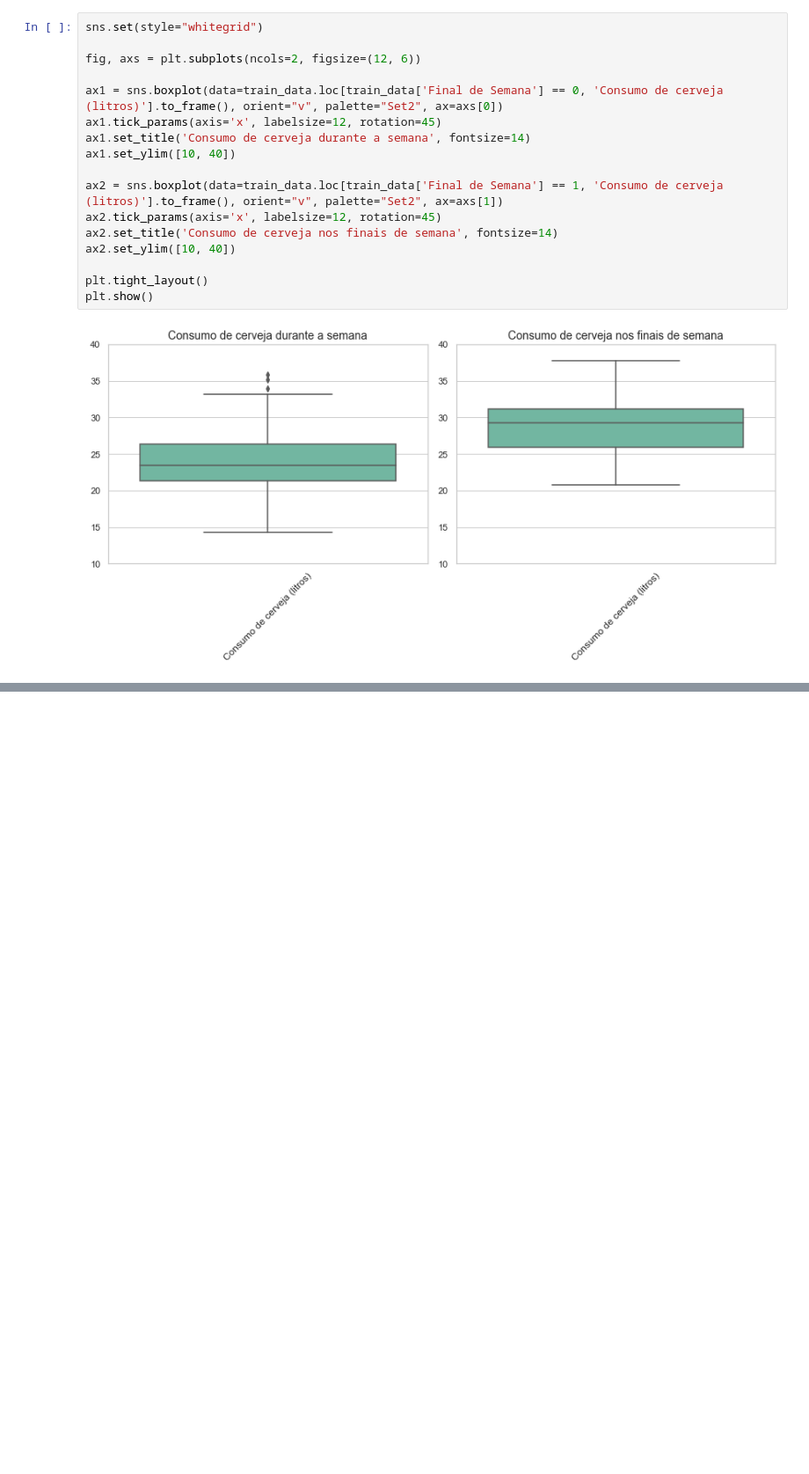
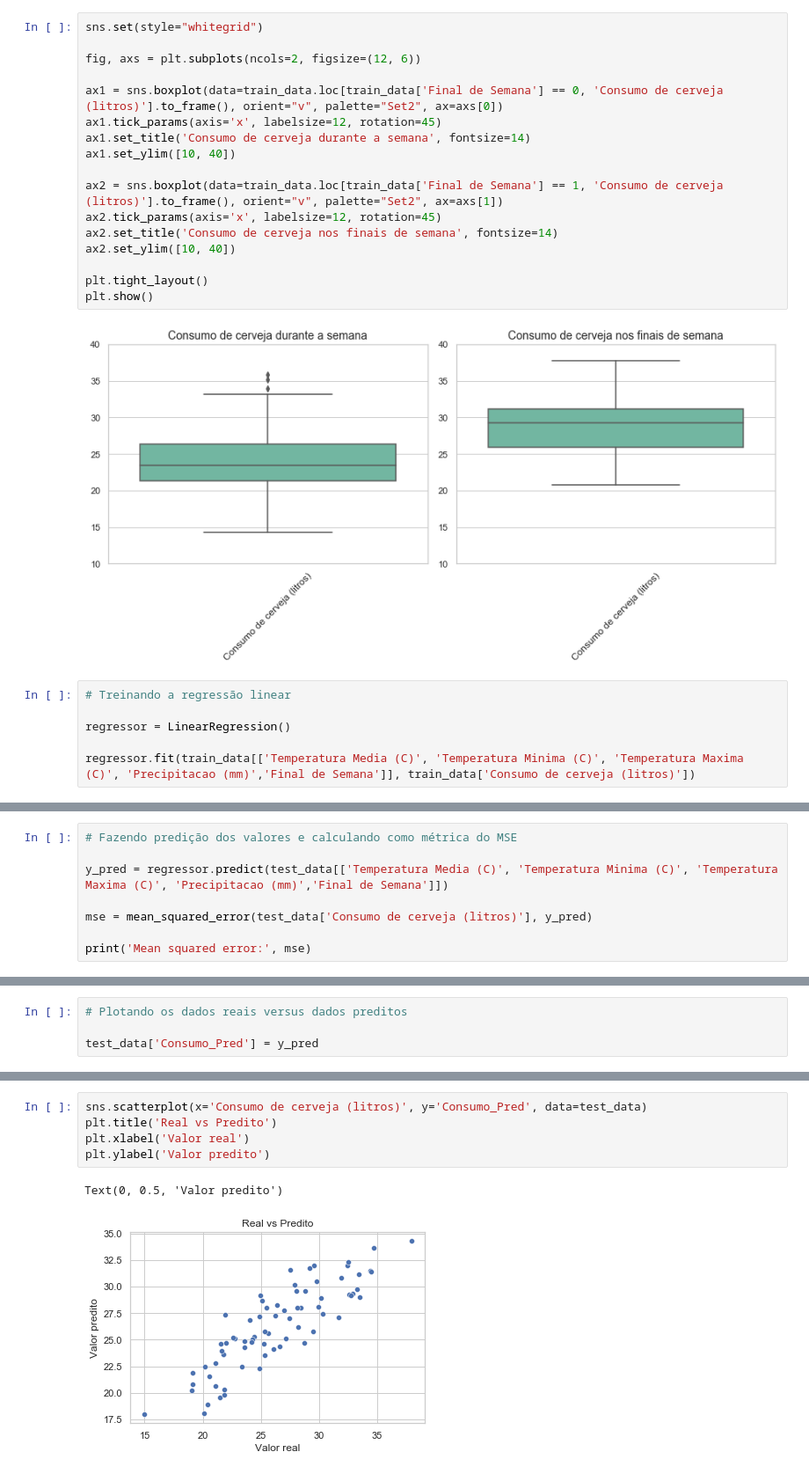
Before and after one commit to JPedroUNIVESP/Atividade2IFSP, a Jupyter notebook: D1AED_Atividade02.ipynb, the cells around one changed output, grey strips where cells are left out. Shown at 88% size. Cells and saved outputs as stored; diff of their text form; blank space fills up the shorter version.

Commit message:
Adicionando regressão linear

```diff
--- a/D1AED_Atividade02.ipynb
+++ b/D1AED_Atividade02.ipynb
@@ -296,3 +298,9 @@ plt.tight_layout()
 plt.show()
 # %% [output]
 [figure]
+# %%
+# Treinando a regressão linear
+
+regressor = LinearRegression()
+
+regressor.fit(train_data[['Temperatura Media (C)', 'Temperatura Minima (C)', 'Temperatura Maxima (C)', 'Precipitacao (mm)','Final de Semana']], train_data['Consumo de cerveja (litros)'])
@@ -298,0 +325,8 @@ plt.show()
+# %%
+# Fazendo predição dos valores e calculando como métrica do MSE
+
+y_pred = regressor.predict(test_data[['Temperatura Media (C)', 'Temperatura Minima (C)', 'Temperatura Maxima (C)', 'Precipitacao (mm)','Final de Semana']])
+
+mse = mean_squared_error(test_data['Consumo de cerveja (litros)'], y_pred)
+
+print('Mean squared error:', mse)
@@ -298,0 +335,4 @@ plt.show()
+# %%
+# Plotando os dados reais versus dados preditos
+
+test_data['Consumo_Pred'] = y_pred
@@ -298,0 +352,8 @@ plt.show()
+# %%
+sns.scatterplot(x='Consumo de cerveja (litros)', y='Consumo_Pred', data=test_data)
+plt.title('Real vs Predito')
+plt.xlabel('Valor real')
+plt.ylabel('Valor predito')
+# %% [output]
+Text(0, 0.5, 'Valor predito')
+[figure, added]
```
Also changed, not shown: parts of 6 cells of this notebook.
